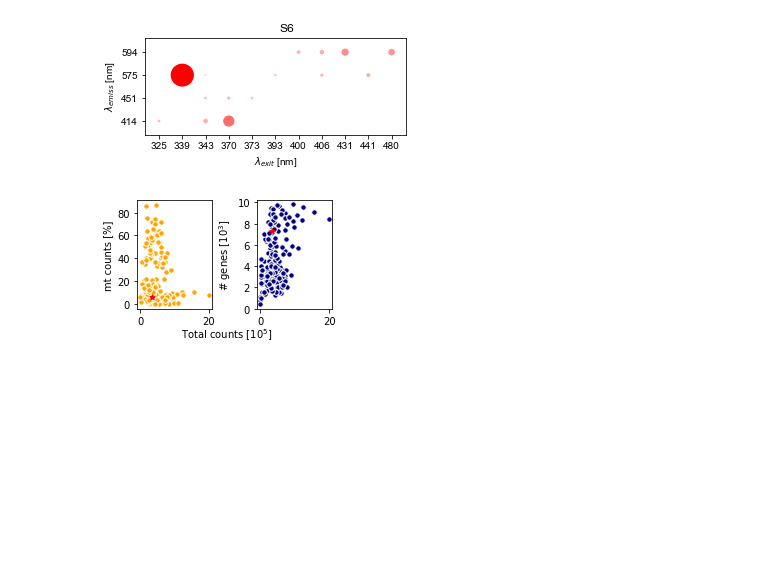
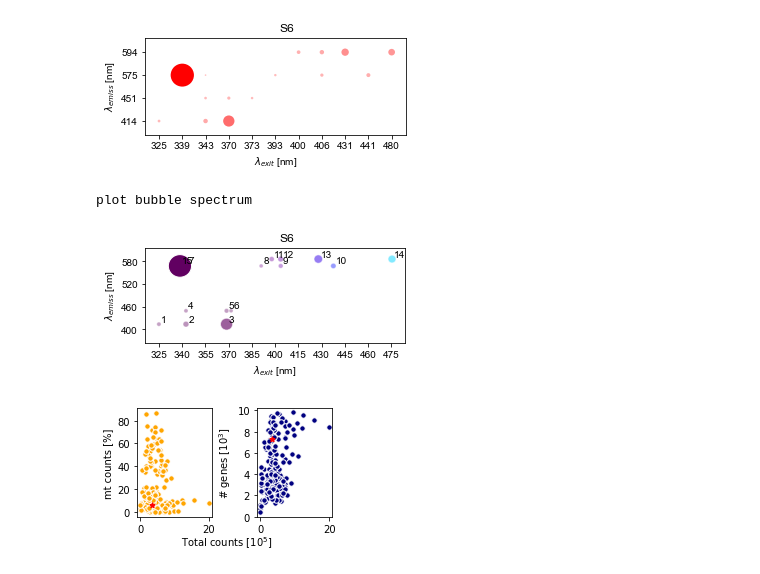
Before and after one commit to echosun77/echosun77-MCF7_hyperspectral_imaging_sequencing, a Jupyter notebook: figures/new_batches/figure1/Figure 1.ipynb, the cells around one changed output. Drawn from its saved outputs; the diff is of its cells as text; code cells hidden in the pictures; blank space fills up the shorter version.

```diff
--- a/figures/new_batches/figure1/Figure 1.ipynb
+++ b/figures/new_batches/figure1/Figure 1.ipynb
@@ -256,16 +256,16 @@ save_path = '/home/yike/phd/cancer_cells_img_seq/docs/hyperspectral_sequencing_e
 fn = 'H3_S6.npz'
 
 img = np.load(npz_fdn + fn)
-spectras = np.array([(img[i] * img['new_segmentation']).sum() for i in img.files[1:-1]])
-wls = [(int(i.split('_')[1]), int(i.split('_')[2])) for i in img.files[1:-1]]
+spectras = np.array([(img[i] * img['new_segmentation']).sum() for i in img.files[1:-2]])
+wls = [(int(i.split('_')[1]), int(i.split('_')[2])) for i in img.files[1:-2]]
 
 bb_plot = plot_bubble_spectrum(spectras, wls)['fig']
 title = fn.split('.')[0].split('_')[1]
 bb_plot.suptitle(title, x=0.6, y=0.9)
 bb_plot.tight_layout()
 
-bb_plot.savefig(save_path + title + '_bubble.png', bbox_inches='tight', dpi=300)
-bb_plot.savefig(save_path + title + '_bubble.pdf', bbox_inches='tight', dpi=300)
+# bb_plot.savefig(save_path + title + '_bubble.png', bbox_inches='tight', dpi=300)
+# bb_plot.savefig(save_path + title + '_bubble.pdf', bbox_inches='tight', dpi=300)
 # %% [output]
 plot bubble spectrum
 [figure]
@@ -272,3 +324,73 @@ plot bubble spectrum
+# %%
+# Panel 4 of figure 1
+def plot_bubble_spectrum(spectrum, wls, xmin, xgap, ymin, ygap):
+    rcParams['pdf.fonttype'] = 42
+    rcParams['font.sans-serif'] = "Arial"
+
+    wls_ex = list(np.unique([x[0] for x in wls]))
+    wls_em = list(np.unique([x[1] for x in wls]))
+    nex = len(wls_ex)
+    nem = len(wls_em)
+    smax = spectrum.max()
+    snorm = spectrum / smax
+#     xgap = (xmax - xmin) / nex
+#     ygap = (ymax - ymin) / nem
+
+    fig, ax = plt.subplots(figsize=(0.1 + 0.4 * nex, 0.78 + 0.4 * nem))
+    for i, ((wex, wem), val) in enumerate(zip(wls, snorm)):
+        x = (wex - xmin) * nex / (xmax - xmin)
+        y = (wem - ymin) * nem / (ymax - ymin)
+        r = (10 + 90 * val) / 200
+        alpha = 0.3 + 0.7 * val
+        fc = wavelength_to_rgb(wex)
+        h = plt.Circle(
+            (x, y), r, fc=fc, ec='white', alpha=alpha,
+            )
+        ax.add_artist(h)
+        ax.text(x + 0.1, y + 0.1, str(i + 1))
+
+    ax.set_ylim(-0.6, nem - 0.4)
+    ax.set_xlim(-0.6, nex - 0.4)
+    ax.set_xticks(np.arange(nex))
+    ax.set_yticks(np.arange(nem))
+    ax.set_xticklabels([xmin + xgap * i for i in range(nex)])
+    ax.set_yticklabels([ymin + ygap * i for i in range(nem)])
+    ax.set_xlabel('$\lambda_{exit}$ [nm]')
+    ax.set_ylabel('$\lambda_{emiss}$ [nm]')
+
+    fig.tight_layout()
+    return {
+        'fig': fig,
+        'ax': ax,
+    }
+
+# spectra example of M5_S37
+print('plot bubble spectrum')
+
+##################################
+npz_fdn = '/home/yike/phd/cancer_cells_img_seq/figures/batch_202112/segmentation/cancer100cells/'
+save_path = '/home/yike/phd/cancer_cells_img_seq/docs/hyperspectral_sequencing_ewa/figures/new_batch/Figure1/others'
+
+fn = 'H3_S6.npz'
+
+img = np.load(npz_fdn + fn)
+spectras = np.array([(img[i] * img['new_segmentation']).sum()
+                     for i in [i for i in img.files if 'wls' in i]])
+wls = [(int(i.split('_')[1]), int(i.split('_')[2]))
+       for i in [i for i in img.files if 'wls' in i]]
+xmin, xgap = 325, 15
+ymin, ygap = 400, 60
+
+bb_plot = plot_bubble_spectrum(spectras, wls, xmin, xgap, ymin, ygap)['fig']
+title = fn.split('.')[0].split('_')[1]
+bb_plot.suptitle(title, x=0.6, y=0.9)
+bb_plot.tight_layout()
+
+bb_plot.savefig(save_path + title + '_bubble2.png', bbox_inches='tight', dpi=300)
+bb_plot.savefig(save_path + title + '_bubble2.pdf', bbox_inches='tight', dpi=300)
+# %% [output]
+plot bubble spectrum
+[figure, added]
 # %%
 # Panel 5 of figure 1
 # QC of gene reads dataset
```
Also changed, not shown: parts of 1 cell of this notebook, 8 other files.
